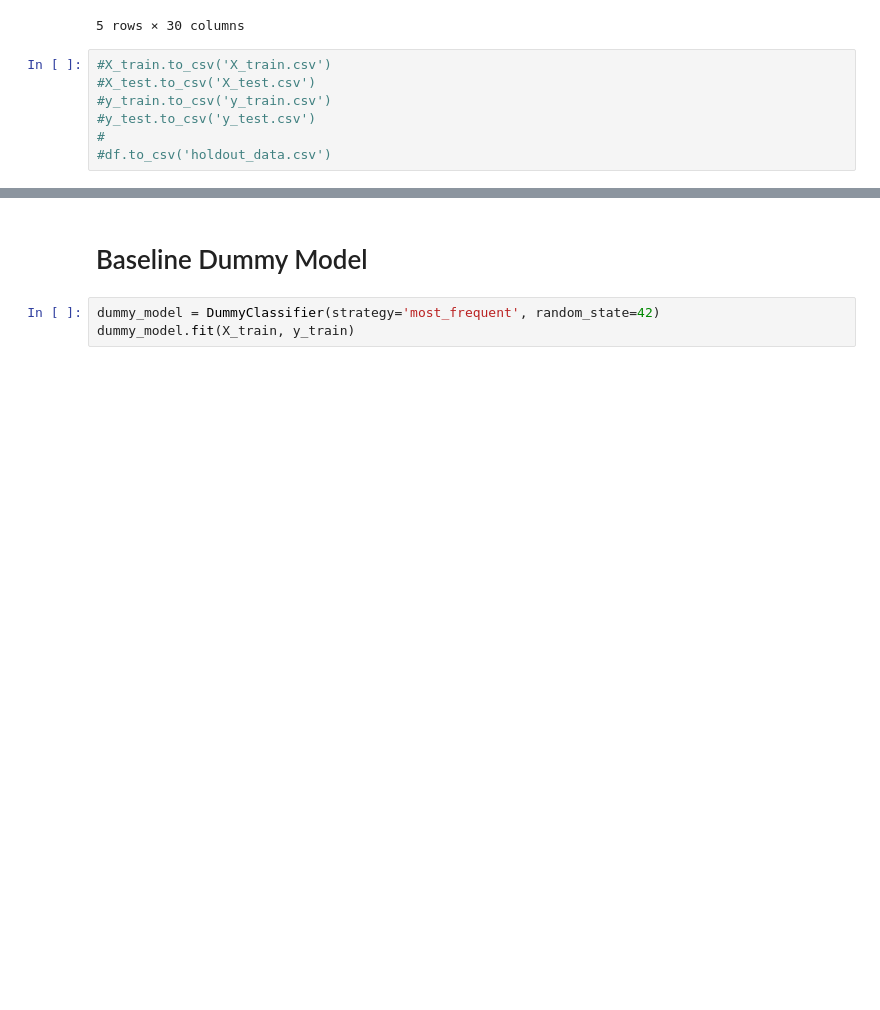
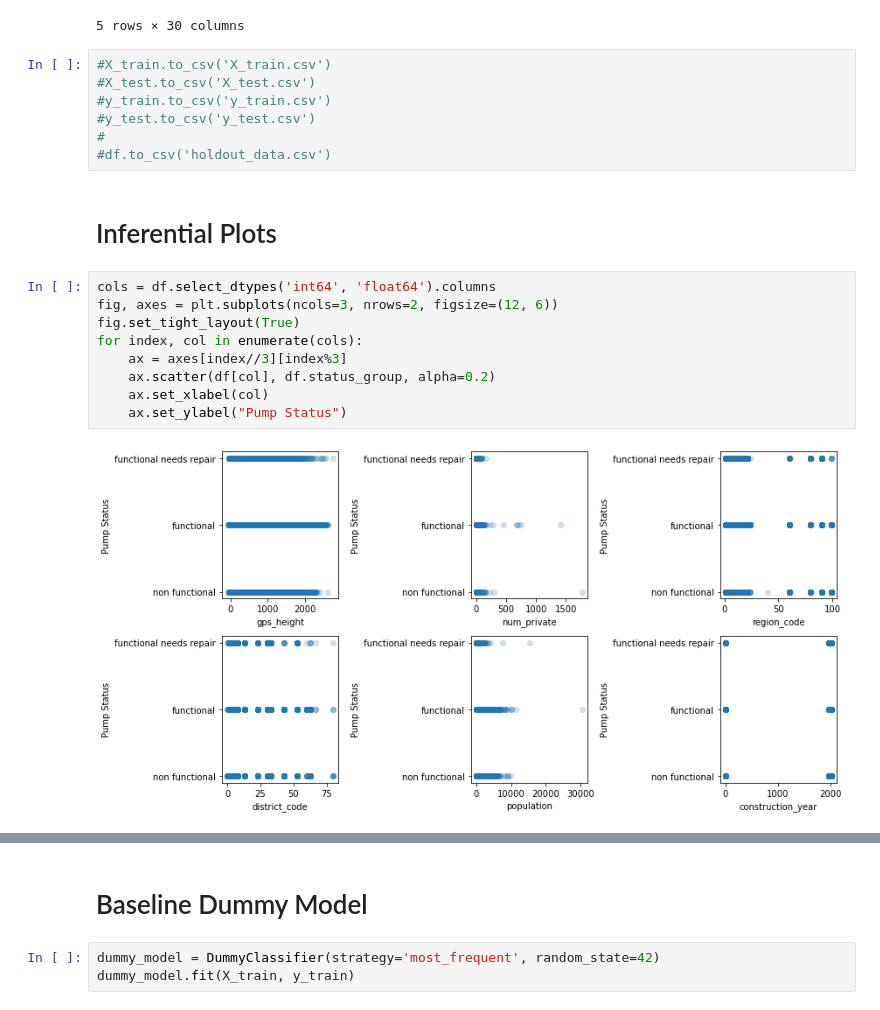
Before and after one commit to fivearm/Phase_3_Project, a Jupyter notebook: 01_data_preparation.ipynb, the cells around one changed output, grey strips where cells are left out. Cells and saved outputs as stored; diff of their text form; blank space fills up the shorter version.

Commit message:
added inferential plots

```diff
--- a/01_data_preparation.ipynb
+++ b/01_data_preparation.ipynb
@@ -132,3 +134,16 @@ X_train.head()
 #y_test.to_csv('y_test.csv')
 #
 #df.to_csv('holdout_data.csv')
+# %% [markdown]
+# Inferential Plots
+# %%
+cols = df.select_dtypes('int64', 'float64').columns
+fig, axes = plt.subplots(ncols=3, nrows=2, figsize=(12, 6))
+fig.set_tight_layout(True)
+for index, col in enumerate(cols):
+    ax = axes[index//3][index%3]
+    ax.scatter(df[col], df.status_group, alpha=0.2)
+    ax.set_xlabel(col)
+    ax.set_ylabel("Pump Status")
+# %% [output]
+[figure, added]
```
Also changed, not shown: parts of 6 cells of this notebook.
